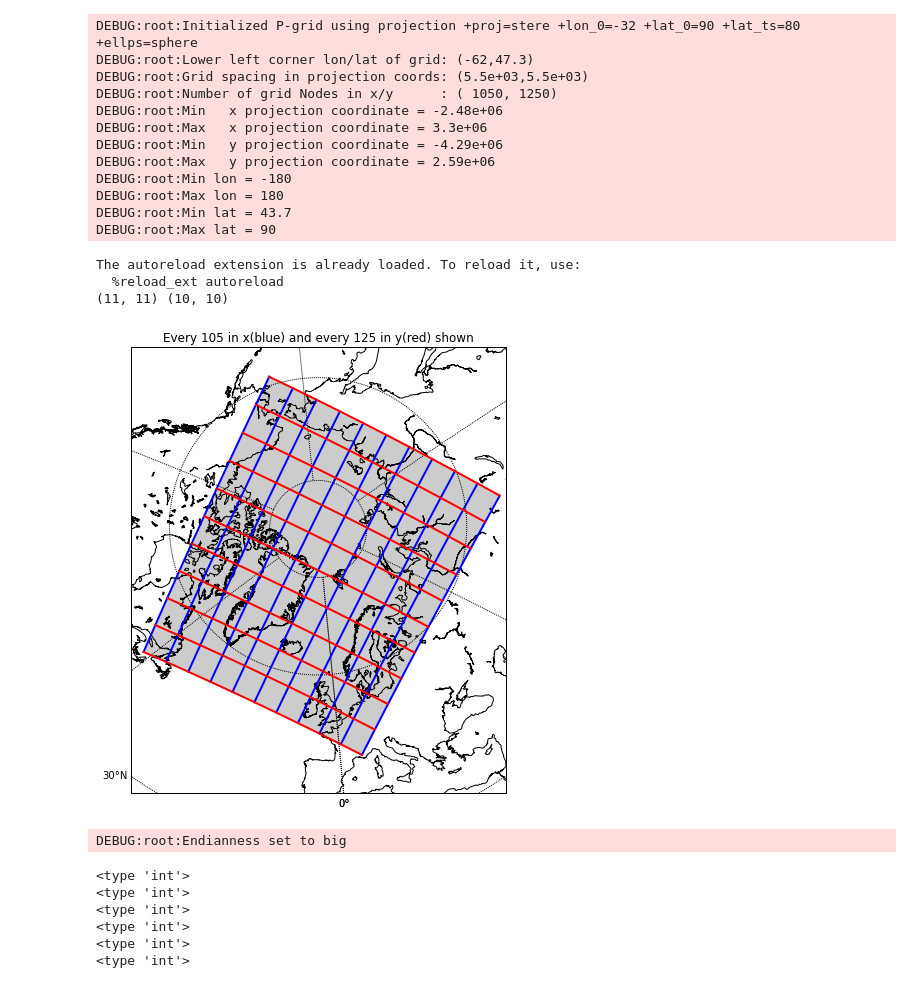
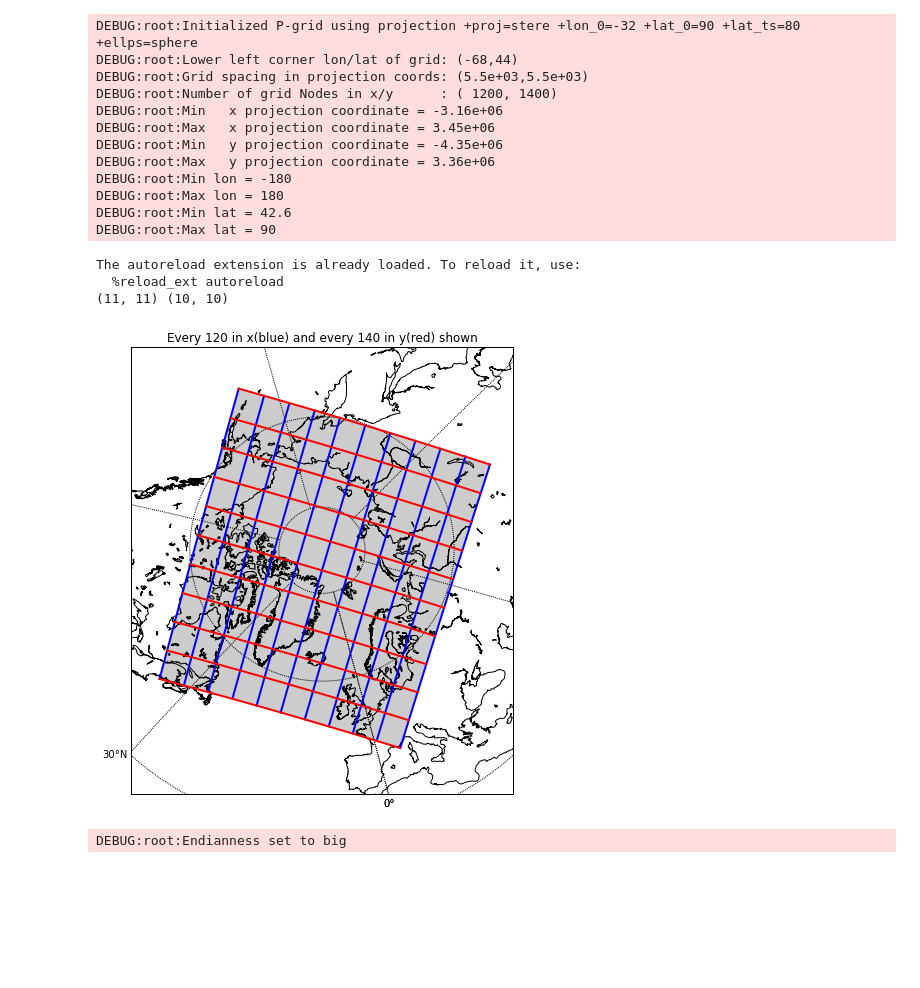
Before and after one commit to MostafaBakhoda/modeltools, a Jupyter notebook: grid+bathytest.ipynb, the cells around one changed output. Drawn from its saved outputs; the diff is of its cells as text; code cells hidden in the pictures; blank space fills up the shorter version.

```diff
--- a/grid+bathytest.ipynb
+++ b/grid+bathytest.ipynb
@@ -1,44 +1,38 @@
 # %%
 %load_ext autoreload
 %autoreload 2
 %matplotlib inline
 
 import modeltools.grid
 import matplotlib.pyplot
 import modeltools.bathy
 import modeltools.hycom.io
 import numpy
 grid1=modeltools.grid.Proj4Grid("+proj=stere +lon_0=-32 +lat_0=90 +lat_ts=80 +ellps=sphere",
-                              -62,47.3,5500,5500,1050,1250)
+                              -68,44,5500,5500,1200,1400)
 figure=grid1.plotgrid(1.5)
 matplotlib.pyplot.show()
 
 
 modeltools.hycom.io.write_regional_grid(grid1)
 # %% [output]
 DEBUG:root:Initialized P-grid using projection +proj=stere +lon_0=-32 +lat_0=90 +lat_ts=80 +ellps=sphere
-DEBUG:root:Lower left corner lon/lat of grid: (-62,47.3)
+DEBUG:root:Lower left corner lon/lat of grid: (-68,44)
 DEBUG:root:Grid spacing in projection coords: (5.5e+03,5.5e+03)
-DEBUG:root:Number of grid Nodes in x/y      : ( 1050, 1250)
-DEBUG:root:Min   x projection coordinate = -2.48e+06
-DEBUG:root:Max   x projection coordinate = 3.3e+06
-DEBUG:root:Min   y projection coordinate = -4.29e+06
-DEBUG:root:Max   y projection coordinate = 2.59e+06
+DEBUG:root:Number of grid Nodes in x/y      : ( 1200, 1400)
+DEBUG:root:Min   x projection coordinate = -3.16e+06
+DEBUG:root:Max   x projection coordinate = 3.45e+06
+DEBUG:root:Min   y projection coordinate = -4.35e+06
+DEBUG:root:Max   y projection coordinate = 3.36e+06
 DEBUG:root:Min lon = -180
 DEBUG:root:Max lon = 180
-DEBUG:root:Min lat = 43.7
+DEBUG:root:Min lat = 42.6
 DEBUG:root:Max lat = 90
 The autoreload extension is already loaded. To reload it, use:
   %reload_ext autoreload
 (11, 11) (10, 10)
-[figure, old version]
+[figure, new version]
 DEBUG:root:Endianness set to big
-<type 'int'>
-<type 'int'>
-<type 'int'>
-<type 'int'>
-<type 'int'>
-<type 'int'>
 # %%
 from mpl_toolkits.basemap import Basemap
 gebco = modeltools.bathy.GEBCO2014("/Users/knutal/Bathymetry/GEBCO/GEBCO_2014_2D.nc")
```
Also changed, not shown: parts of 5 cells of this notebook, 3 other files.
